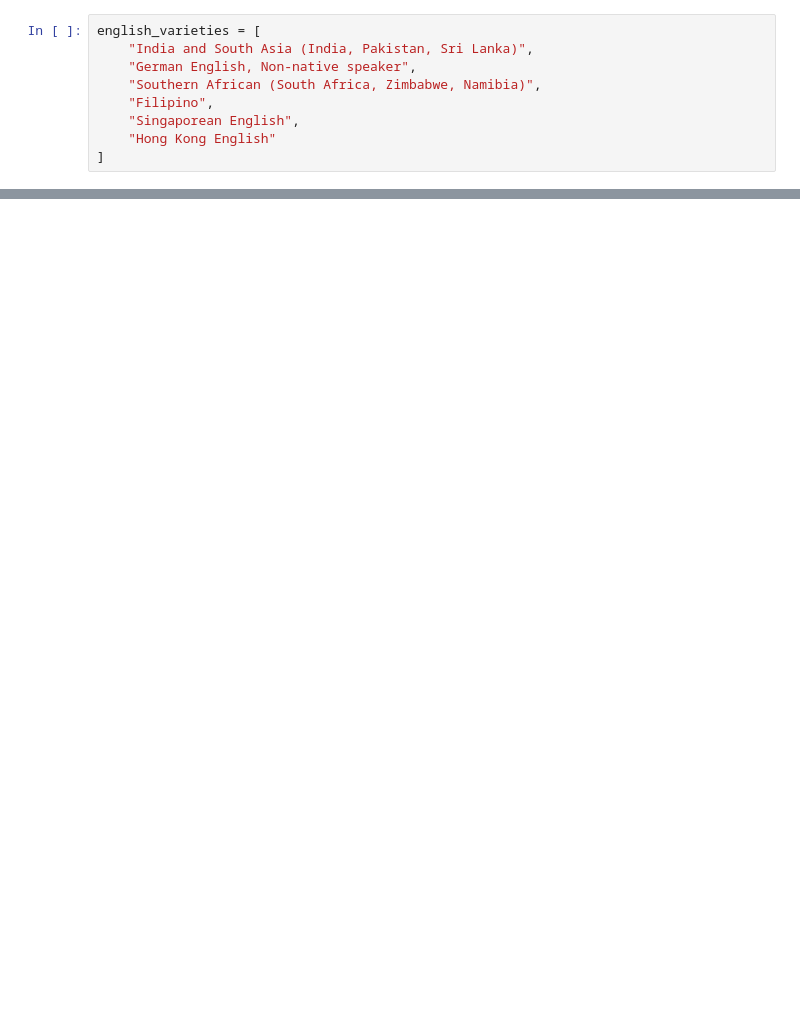
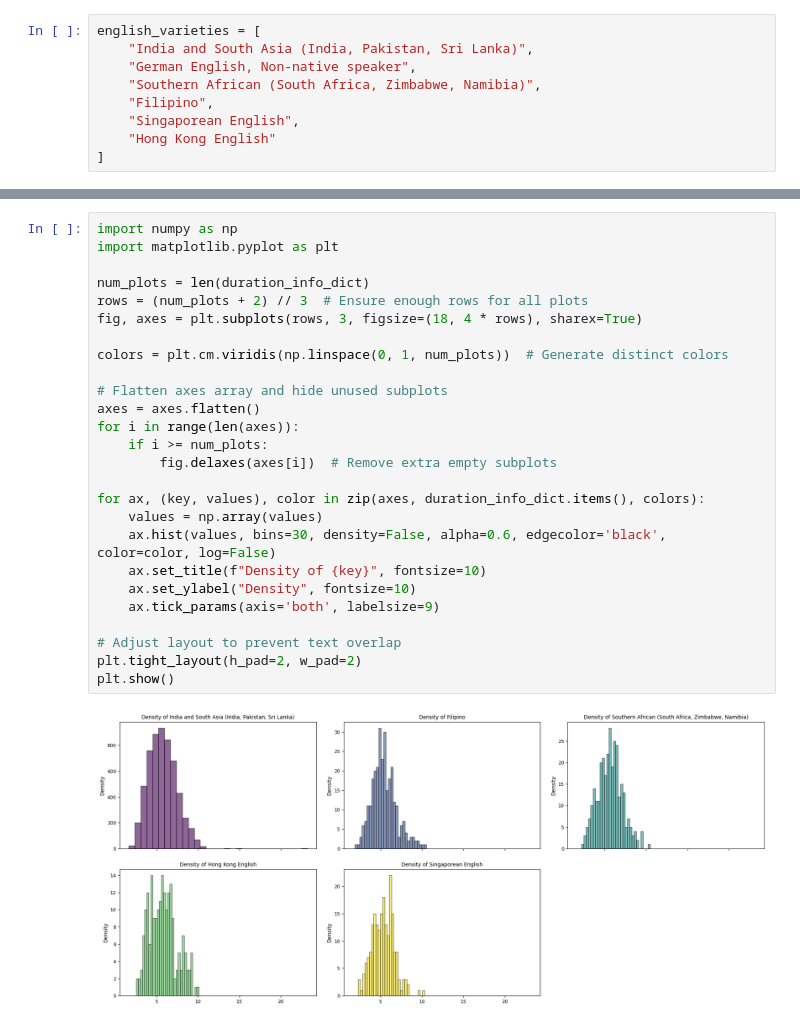
Before and after one commit to Grigor2003/Voice-Activity-Detection, a Jupyter notebook: labeling/fixing_common_accent.ipynb, the cells around one changed output, grey strips where cells are left out. Drawn from its saved outputs; the diff is of its cells as text; blank space fills up the shorter version.

```diff
--- a/labeling/fixing_common_accent.ipynb
+++ b/labeling/fixing_common_accent.ipynb
@@ -24,0 +65,28 @@ english_varieties
+# %%
+import numpy as np
+import matplotlib.pyplot as plt
+
+num_plots = len(duration_info_dict)
+rows = (num_plots + 2) // 3  # Ensure enough rows for all plots
+fig, axes = plt.subplots(rows, 3, figsize=(18, 4 * rows), sharex=True)
+
+colors = plt.cm.viridis(np.linspace(0, 1, num_plots))  # Generate distinct colors
+
+# Flatten axes array and hide unused subplots
+axes = axes.flatten()
+for i in range(len(axes)):
+    if i >= num_plots:
+        fig.delaxes(axes[i])  # Remove extra empty subplots
+
+for ax, (key, values), color in zip(axes, duration_info_dict.items(), colors):
+    values = np.array(values)
+    ax.hist(values, bins=30, density=False, alpha=0.6, edgecolor='black', color=color, log=False)
+    ax.set_title(f"Density of {key}", fontsize=10)
+    ax.set_ylabel("Density", fontsize=10)
+    ax.tick_params(axis='both', labelsize=9)
+
+# Adjust layout to prevent text overlap
+plt.tight_layout(h_pad=2, w_pad=2)
+plt.show()
+# %% [output]
+[figure, added]
```
Also changed, not shown: parts of 4 cells of this notebook.
